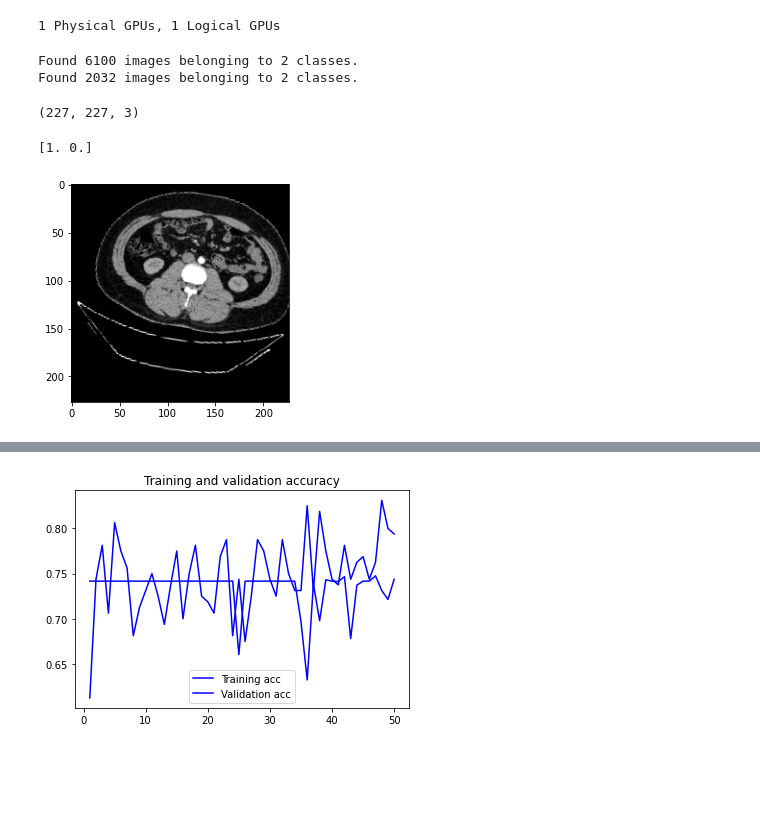
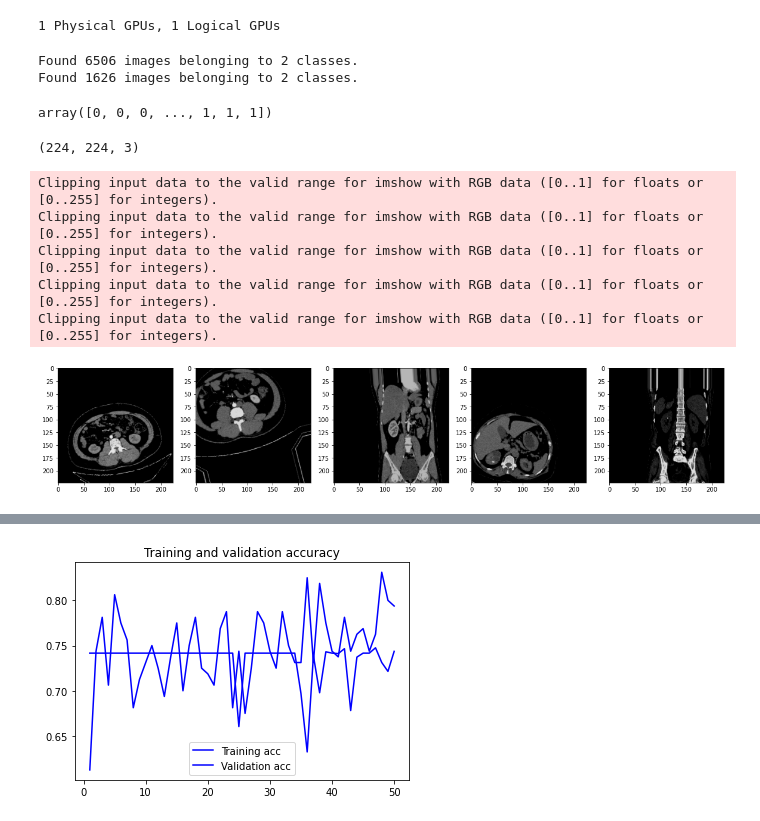
Before and after one commit to DeusLicht/Research_Project, a Jupyter notebook: Project_tensorflow.ipynb, the cells around one changed output, grey strips where cells are left out. Saved outputs shown, nothing was run; the diff lists cells and outputs as text; code cells hidden in the pictures; blank space fills up the shorter version.

```diff
--- a/Project_tensorflow.ipynb
+++ b/Project_tensorflow.ipynb
@@ -38,44 +39,44 @@ train_dir = data_dir / 'Train'
 test_dir = data_dir / 'Test'
 # %%
 train_datagen = ImageDataGenerator(rescale=1./255,
-                                    #rotation_range=20,
-	                                #zoom_range=0.15,
+                                    rotation_range=20,
+	                                zoom_range=0.02,
 		                            width_shift_range=0.2,
 		                            height_shift_range=0.2,
+									samplewise_center = True,
+									#samplewise_std_normalization=True,
 		                            shear_range=0.15,
-		                            #horizontal_flip=True,
+		                            horizontal_flip=True,
 		                            fill_mode="nearest",
-									validation_split=0.25)
+									validation_split=0.2)
 # %%
-batch_size = 64
-learnR = 1e-1
+batch_size = 30
+learnR = 1e-3
 Epoch = 50
 # %%
 train_set= train_datagen.flow_from_directory(train_dir,
-                                                    target_size=(227, 227),
+                                                    target_size=(224, 224),
                                                     batch_size=batch_size,
                                                     class_mode='categorical',
                                                     subset='training',
                                                     shuffle=True)
 #validation data
 validation_set = train_datagen.flow_from_directory(train_dir,
-                                                        target_size=(227, 227),
+                                                        target_size=(224, 224),
                                                         batch_size=batch_size,
                                                         class_mode='categorical',
                                                         subset='validation',
                                                         shuffle=True)
 # %% [output]
-Found 6100 images belonging to 2 classes.
-Found 2032 images belonging to 2 classes.
+Found 6506 images belonging to 2 classes.
+Found 1626 images belonging to 2 classes.
+# %%
+train_set.classes
+# %% [output]
+array([0, 0, 0, ..., 1, 1, 1])
 # %%
 dataiter = iter(train_set)
 images, labels = dataiter.next()
 images[0].shape
 # %% [output]
-(227, 227, 3)
+(224, 224, 3)
-# %%
-plt.imshow(images[1])
-print(labels[1])
-# %% [output]
-[1. 0.]
-[figure, removed]
@@ -83,0 +83,14 @@ opt = SGD(learning_rate=learnR, momentum=0.8, decay=learnR / Epoch)
+# %%
+f, ax = plt.subplots(nrows= 1, ncols=5, figsize = (20,4))
+for i in range(0,5):
+    image = images[i]
+    plt.sca(ax[i])
+    plt.imshow(image)
+plt.show()
+# %% [output]
+Clipping input data to the valid range for imshow with RGB data ([0..1] for floats or [0..255] for integers).
+Clipping input data to the valid range for imshow with RGB data ([0..1] for floats or [0..255] for integers).
+Clipping input data to the valid range for imshow with RGB data ([0..1] for floats or [0..255] for integers).
+Clipping input data to the valid range for imshow with RGB data ([0..1] for floats or [0..255] for integers).
+Clipping input data to the valid range for imshow with RGB data ([0..1] for floats or [0..255] for integers).
+[figure, added]
```
Also changed, not shown: parts of 9 cells of this notebook, 2 other files.
